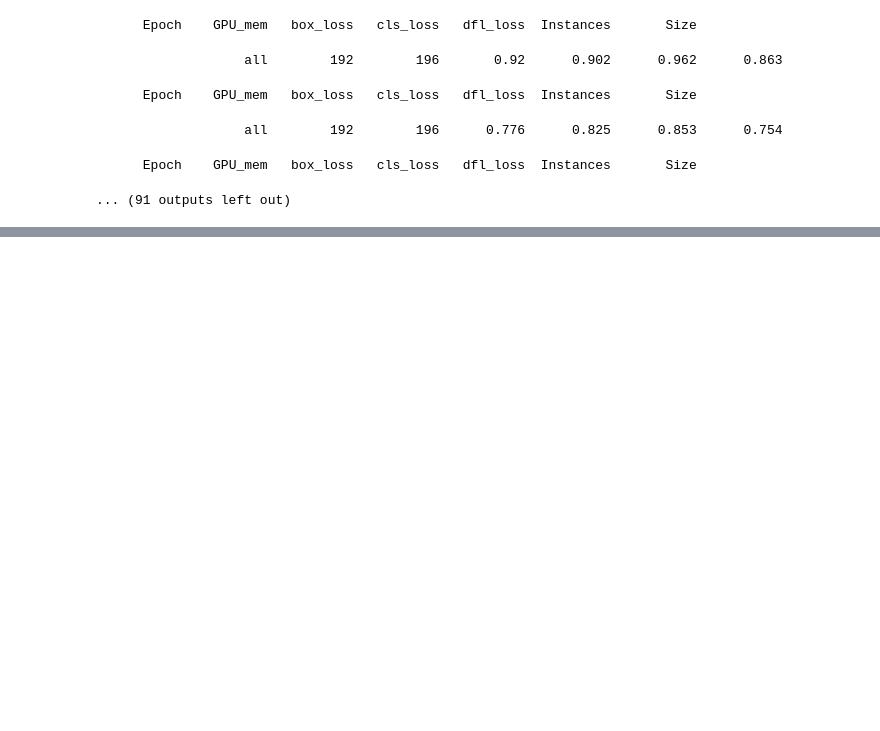
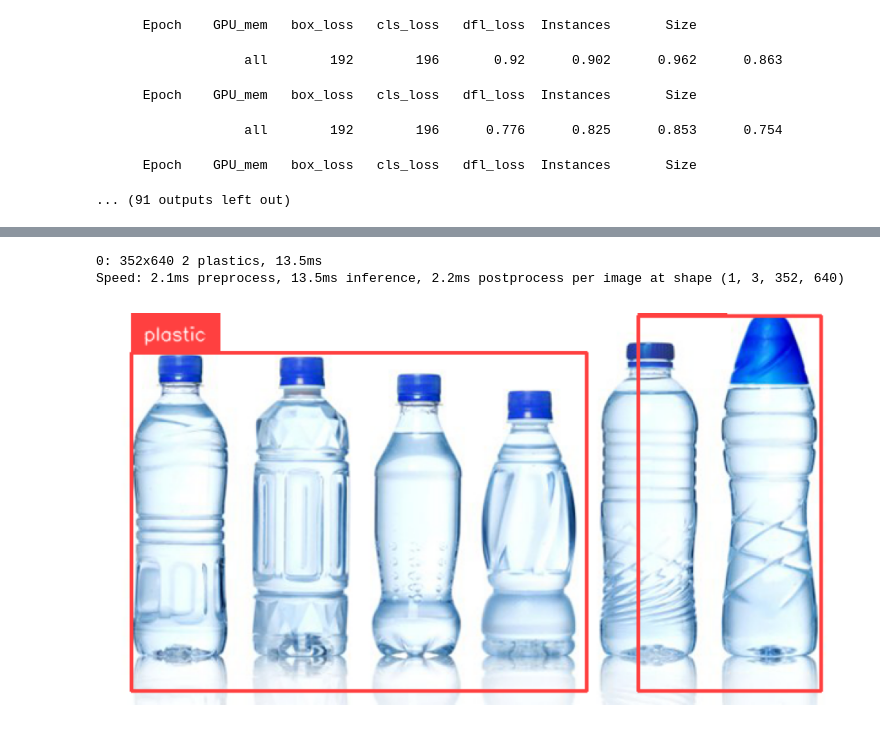
Before and after one commit to Nhyira-EM/Group40_FINALPROJECT_Image-Detection, a Jupyter notebook: Group_40_FINAL_Project.ipynb, the cells around one changed output, grey strips where cells are left out. Cells and saved outputs as stored; diff of their text form; code cells hidden in the pictures; blank space fills up the shorter version.

Commit message:
Saved model

```diff
--- a/Group_40_FINAL_Project.ipynb
+++ b/Group_40_FINAL_Project.ipynb
@@ -414,3 +416,8 @@ Starting training for 100 epochs...
 # Best parameters: {'lr': 0.001, 'optimizer': 'SGD', 'patience': 15}
 #Best score: 0.9280115175379601
 #which was saved at /content/runs/detect/train433333/weights/best.pt
+# %%
+# Validating the best model we from the hyperparameter tuning
+final_model = YOLO('/content/runs/detect/train433333/weights/best.pt')
+metrics = final_model.val()
+print(f"Validation mAP: {metrics.box.map}") #Model mean Average Presicion(mAP), basically like it's accurcy score
@@ -416,0 +447,32 @@ Starting training for 100 epochs...
+# %%
+import cv2
+import supervision as sv
+from ultralytics import YOLO
+import requests
+
+# Fetch image from URL and save it to a file
+url = 'https://pluspng.com/img-png/3-600.png'
+response = requests.get(url)
+
+with open('image.png', 'wb') as f:
+    f.write(response.content)
+
+# Read the saved image file
+image = cv2.imread('image.png')
+
+results = final_model(image)[0]
+detections = sv.Detections.from_ultralytics(results)
+
+bounding_box_notations = sv.BoxAnnotator()
+label_annotations = sv.LabelAnnotator()
+
+annotated_image = bounding_box_notations.annotate(
+    scene=image, detections=detections)
+annotated_frame = label_annotations.annotate(
+    scene=annotated_image, detections=detections)
+
+sv.plot_image(annotated_frame)
+# %% [output]
+0: 352x640 2 plastics, 13.5ms
+Speed: 2.1ms preprocess, 13.5ms inference, 2.2ms postprocess per image at shape (1, 3, 352, 640)
+[figure, added]
```
Also changed, not shown: parts of 9 cells of this notebook.
